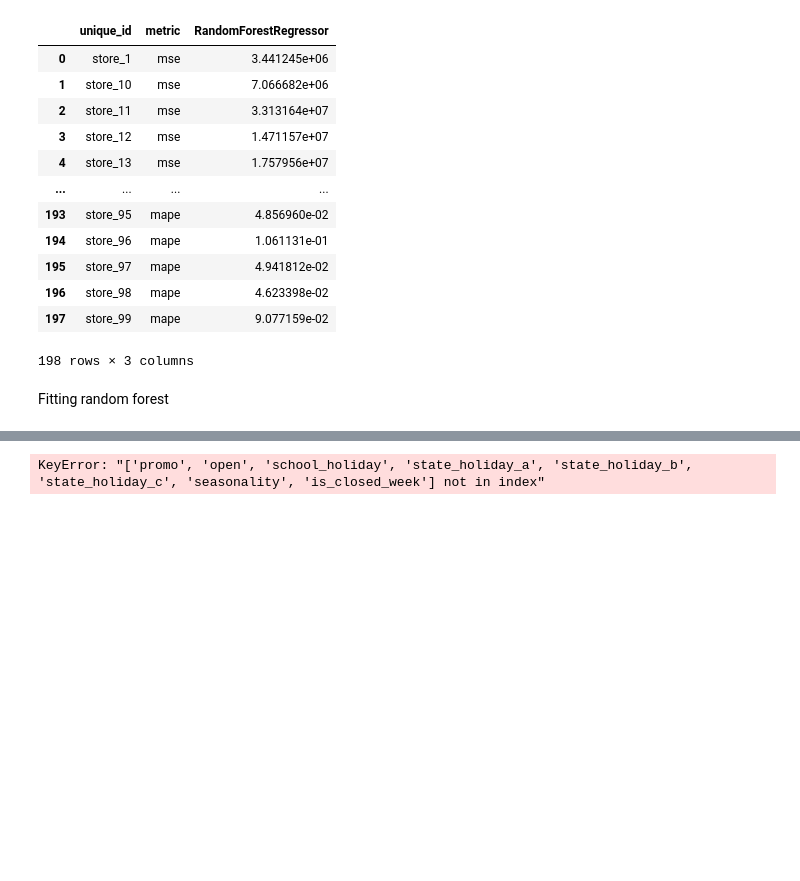
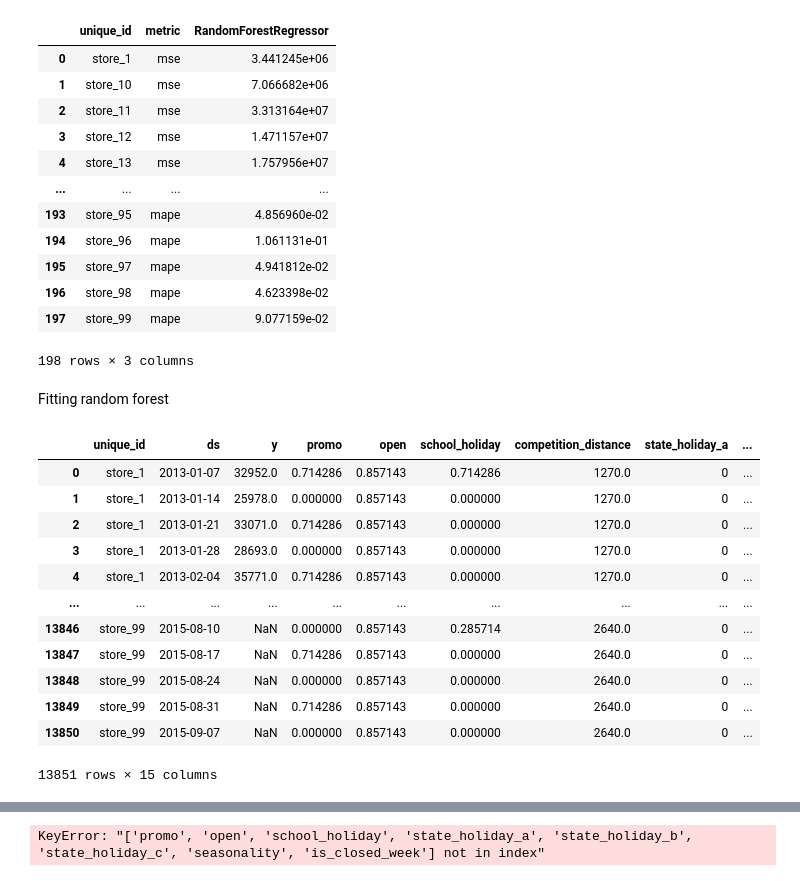
Before and after one commit to YL-6/BF-final, a Jupyter notebook: Yue-2.ipynb, the cells around one changed output, grey strips where cells are left out. Saved outputs shown, nothing was run; the diff lists cells and outputs as text; code cells hidden in the pictures; blank space fills up the shorter version.

```diff
--- a/Yue-2.ipynb
+++ b/Yue-2.ipynb
@@ -941,3 +963,21 @@ metrics_df_rf
 198 rows × 3 columns
 # %% [markdown]
 Fitting random forest
+# %%
+df_new = pd.concat([weekly_data_filtered,future_df], ignore_index=True)
+df_new = df_new.sort_values(['unique_id','ds']).reset_index(drop=True)
+df_new
+# %% [output]
+|  | unique_id | ds | y | promo | open | school_holiday | competition_distance | state_holiday_a | ... |
+| 0 | store_1 | 2013-01-07 | 32952.0 | 0.714286 | 0.857143 | 0.714286 | 1270.0 | 0 | ... |
+| 1 | store_1 | 2013-01-14 | 25978.0 | 0.000000 | 0.857143 | 0.000000 | 1270.0 | 0 | ... |
+| 2 | store_1 | 2013-01-21 | 33071.0 | 0.714286 | 0.857143 | 0.000000 | 1270.0 | 0 | ... |
+| 3 | store_1 | 2013-01-28 | 28693.0 | 0.000000 | 0.857143 | 0.000000 | 1270.0 | 0 | ... |
+| 4 | store_1 | 2013-02-04 | 35771.0 | 0.714286 | 0.857143 | 0.000000 | 1270.0 | 0 | ... |
+| ... | ... | ... | ... | ... | ... | ... | ... | ... | ... |
+| 13846 | store_99 | 2015-08-10 | NaN | 0.000000 | 0.857143 | 0.285714 | 2640.0 | 0 | ... |
+| 13847 | store_99 | 2015-08-17 | NaN | 0.714286 | 0.857143 | 0.000000 | 2640.0 | 0 | ... |
+| 13848 | store_99 | 2015-08-24 | NaN | 0.000000 | 0.857143 | 0.000000 | 2640.0 | 0 | ... |
+| 13849 | store_99 | 2015-08-31 | NaN | 0.714286 | 0.857143 | 0.000000 | 2640.0 | 0 | ... |
+| 13850 | store_99 | 2015-09-07 | NaN | 0.000000 | 0.857143 | 0.000000 | 2640.0 | 0 | ... |
+13851 rows × 15 columns
```
Also changed, not shown: parts of 9 cells of this notebook.
